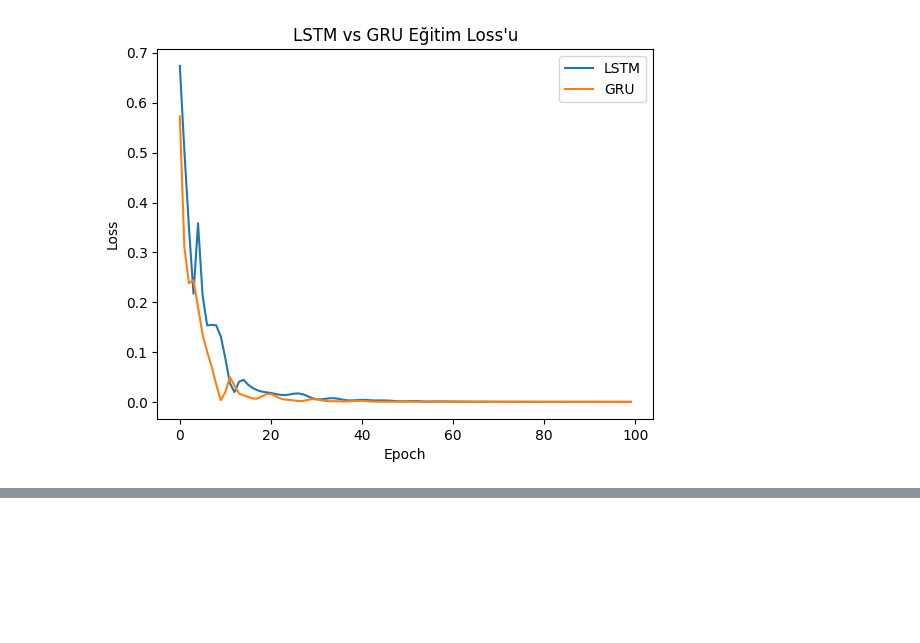
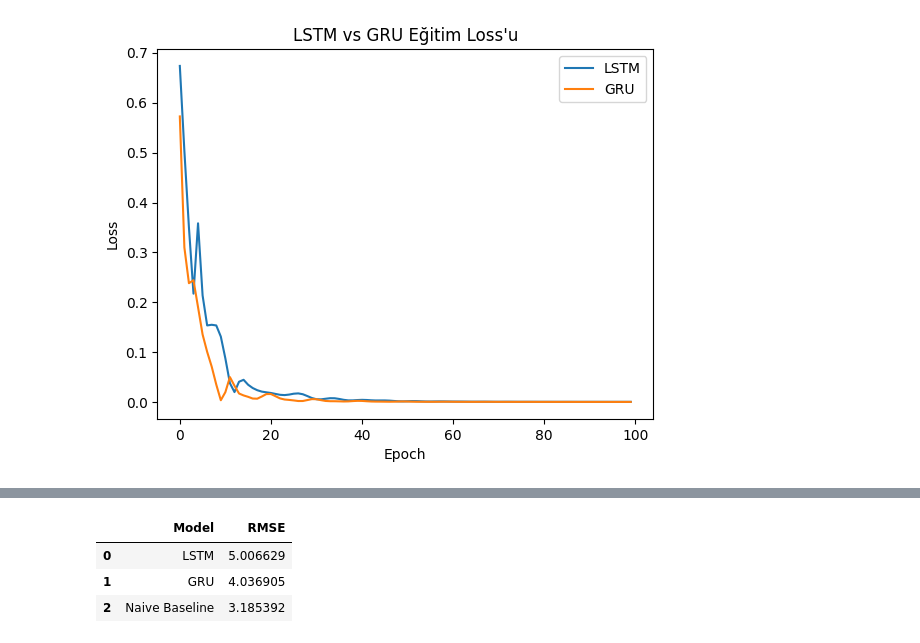
Before and after one commit to erenbezgin/stock-price-prediction-pytorch, a Jupyter notebook: notebooks/04_lstm_gru_models.ipynb, the cells around one changed output, grey strips where cells are left out. Saved outputs shown, nothing was run; the diff lists cells and outputs as text; code cells hidden in the pictures; blank space fills up the shorter version.

```diff
--- a/notebooks/04_lstm_gru_models.ipynb
+++ b/notebooks/04_lstm_gru_models.ipynb
@@ -148,0 +216,11 @@ plt.show()
+# %%
+comparison_df = pd.DataFrame({
+    "Model": ["LSTM", "GRU", "Naive Baseline"],
+    "RMSE": [lstm_rmse, gru_rmse, naive_rmse]
+})
+comparison_df
+# %% [output]
+|  | Model | RMSE |
+| 0 | LSTM | 5.006629 |
+| 1 | GRU | 4.036905 |
+| 2 | Naive Baseline | 3.185392 |
```
Also changed, not shown: parts of 7 cells of this notebook, 1 other file.
